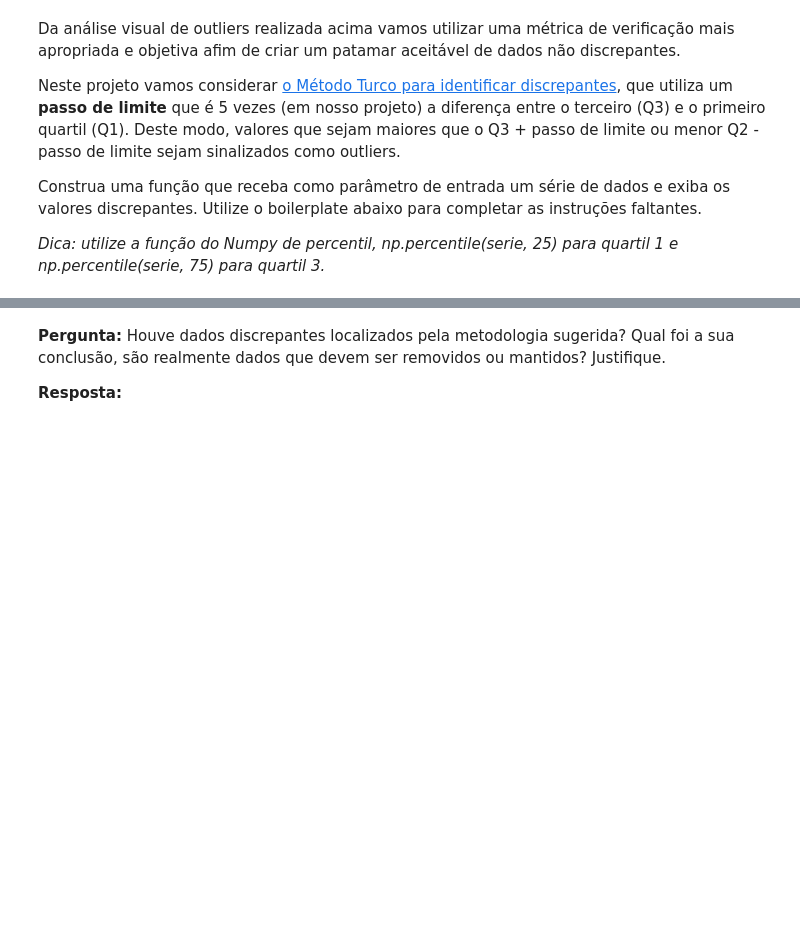
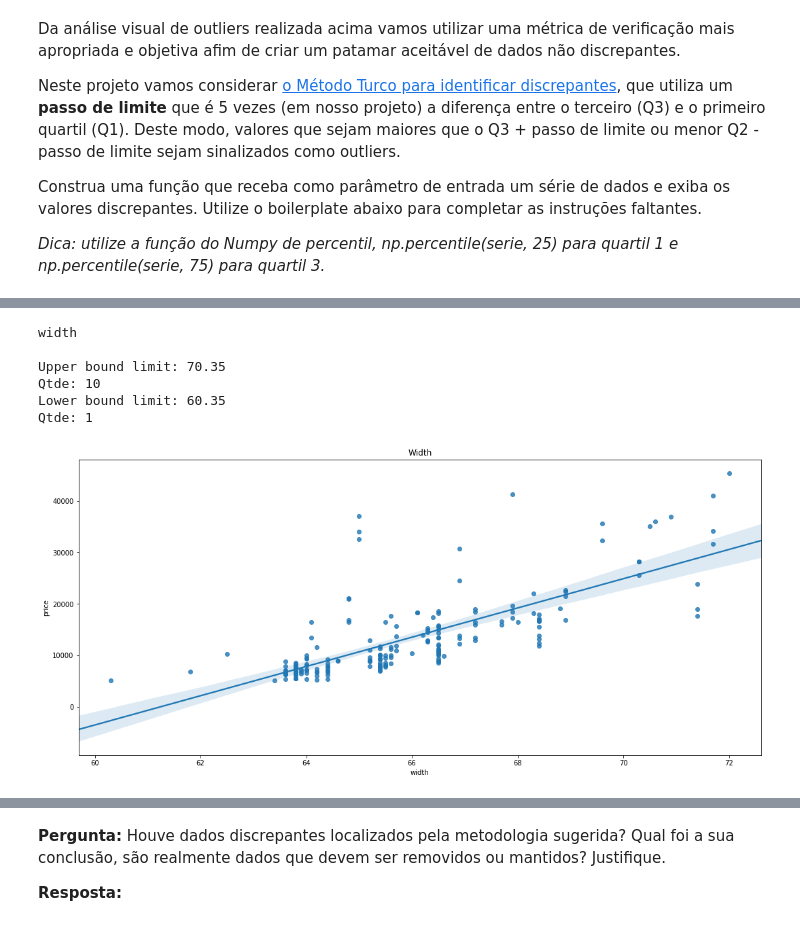
Before and after one commit to marco-bom-amigo/Trabalho-Final, a Jupyter notebook: automobile-price-prediction.ipynb, the cells around one changed output, grey strips where cells are left out. Cells and saved outputs as stored; diff of their text form; code cells hidden in the pictures; blank space fills up the shorter version.

```diff
--- a/automobile-price-prediction.ipynb
+++ b/automobile-price-prediction.ipynb
@@ -414,0 +448,10 @@ def identificacao_outlier(df, column_name):
+# %%
+identificacao_outlier(data, numeric_var[2])
+# %% [output]
+width
+
+Upper bound limit: 70.35
+Qtde: 10
+Lower bound limit: 60.35
+Qtde: 1
+[figure, added]
```
Also changed, not shown: parts of 14 cells of this notebook.
